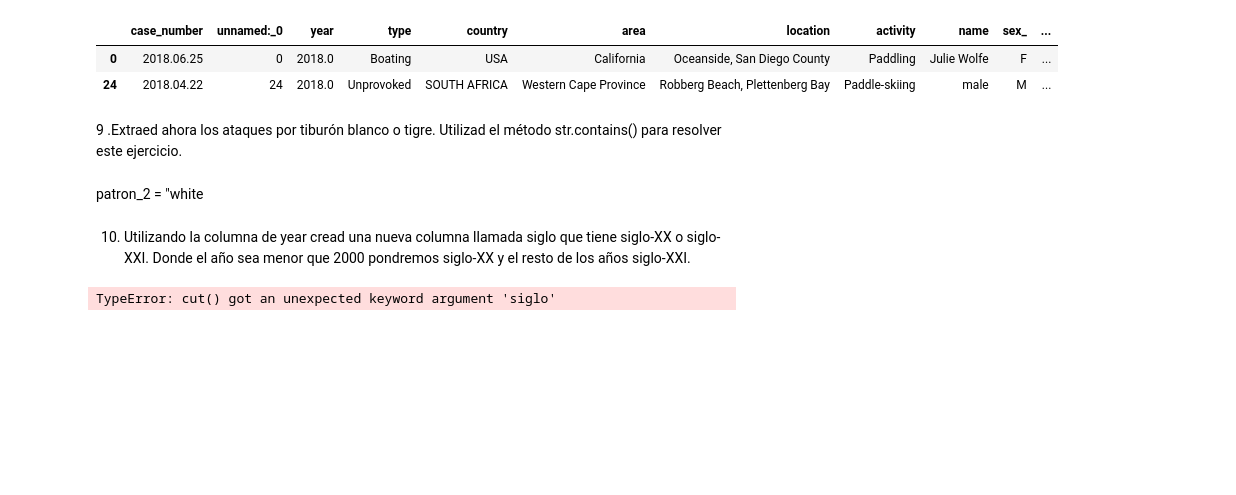
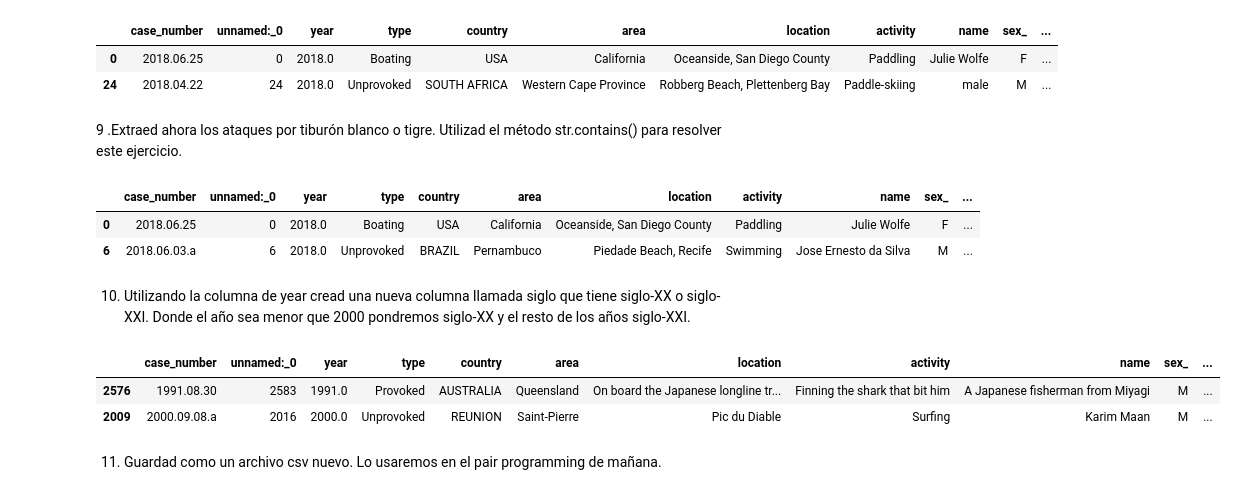
Before and after one commit to Adalab/DA-PromoC-modulo2-sprint1-VannaMina, a Jupyter notebook: PANDAS/4-Filtrado_de_datos.ipynb, the cells around one changed output. Cells and saved outputs as stored; diff of their text form; code cells hidden in the pictures; blank space fills up the shorter version.

Commit message:
Ejercicio Pandas columna siglo terminado

```diff
--- a/PANDAS/4-Filtrado_de_datos.ipynb
+++ b/PANDAS/4-Filtrado_de_datos.ipynb
@@ -291,5 +290,3 @@ tiburon_blanco.head(2)
 | 24 | 2018.04.22 | 24 | 2018.0 | Unprovoked | SOUTH AFRICA | Western Cape Province | Robberg Beach, Plettenberg Bay | Paddle-skiing | male | M | ... |
 # %% [markdown]
 9 .Extraed ahora los ataques por tiburón blanco o tigre. Utilizad el método str.contains() para resolver este ejercicio.
-# %% [markdown]
-patron_2 = "white
@@ -296,7 +295,18 @@ patron_2 = "white
+# %%
+tiburon_blanco_tigre = fichero[fichero["species_"].str.contains(patron_2, case= False, regex = True)]
+tiburon_blanco_tigre.head(2)
+# %% [output]
+|  | case_number | unnamed:_0 | year | type | country | area | location | activity | name | sex_ | ... |
+| 0 | 2018.06.25 | 0 | 2018.0 | Boating | USA | California | Oceanside, San Diego County | Paddling | Julie Wolfe | F | ... |
+| 6 | 2018.06.03.a | 6 | 2018.0 | Unprovoked | BRAZIL | Pernambuco | Piedade Beach, Recife | Swimming | Jose Ernesto da Silva | M | ... |
 # %% [markdown]
 10. Utilizando la columna de year cread una nueva columna llamada siglo que tiene siglo-XX o siglo-XXI. Donde el año sea menor que 2000 pondremos siglo-XX y el resto de los años siglo-XXI.
 # %%
-fichero["siglo"]= pd.cut(x=fichero["year"] < 2000 ,siglo = ["siglo-XX","siglo-XXI"])
-fichero.head()
+fichero["siglo"]= np.where(fichero["year"]>= 2000, "siglo XXI", "siglo XX")
+fichero.sample(2)
 # %% [output]
-TypeError: cut() got an unexpected keyword argument 'siglo'
+|  | case_number | unnamed:_0 | year | type | country | area | location | activity | name | sex_ | ... |
+| 2576 | 1991.08.30 | 2583 | 1991.0 | Provoked | AUSTRALIA | Queensland | On board the Japanese longline tr... | Finning the shark that bit him | A Japanese fisherman from Miyagi | M | ... |
+| 2009 | 2000.09.08.a | 2016 | 2000.0 | Unprovoked | REUNION | Saint-Pierre | Pic du Diable | Surfing | Karim Maan | M | ... |
+# %% [markdown]
+11. Guardad como un archivo csv nuevo. Lo usaremos en el pair programming de mañana.
```
Also changed, not shown: parts of 4 cells of this notebook, 1 other file.
